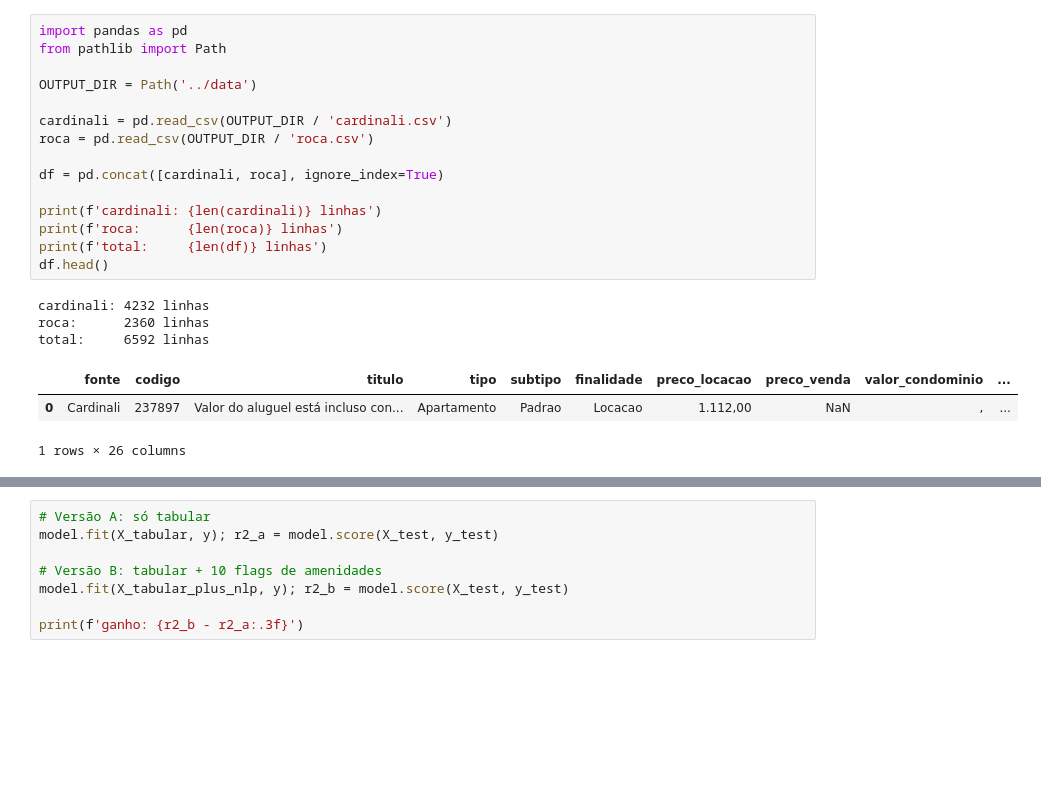
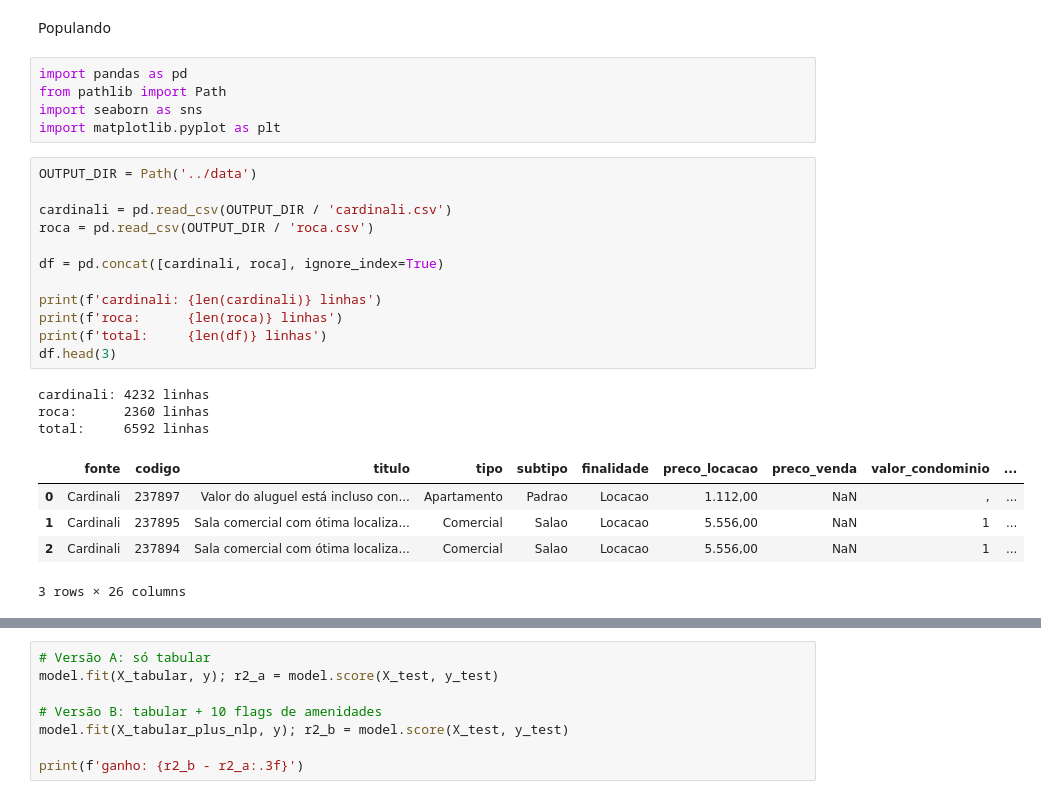
Before and after one commit to decker12w/am, a Jupyter notebook: pre_processing/notebook.ipynb, the cells around one changed output, grey strips where cells are left out. Saved outputs shown, nothing was run; the diff lists cells and outputs as text; blank space fills up the shorter version.

```diff
--- a/pre_processing/notebook.ipynb
+++ b/pre_processing/notebook.ipynb
@@ -1,22 +1,28 @@
+# %% [markdown]
+Populando
+# %%
+import pandas as pd
+from pathlib import Path
+import seaborn as sns
+import matplotlib.pyplot as plt
 # %%
-import pandas as pd
-from pathlib import Path
-
 OUTPUT_DIR = Path('../data')
 
 cardinali = pd.read_csv(OUTPUT_DIR / 'cardinali.csv')
 roca = pd.read_csv(OUTPUT_DIR / 'roca.csv')
 
 df = pd.concat([cardinali, roca], ignore_index=True)
 
 print(f'cardinali: {len(cardinali)} linhas')
 print(f'roca:      {len(roca)} linhas')
 print(f'total:     {len(df)} linhas')
-df.head()
+df.head(3)
 # %% [output]
 cardinali: 4232 linhas
 roca:      2360 linhas
 total:     6592 linhas
 |  | fonte | codigo | titulo | tipo | subtipo | finalidade | preco_locacao | preco_venda | valor_condominio | ... |
 | 0 | Cardinali | 237897 | Valor do aluguel está incluso con... | Apartamento | Padrao | Locacao | 1.112,00 | NaN | , | ... |
+| 1 | Cardinali | 237895 | Sala comercial com ótima localiza... | Comercial | Salao | Locacao | 5.556,00 | NaN | 1 | ... |
+| 2 | Cardinali | 237894 | Sala comercial com ótima localiza... | Comercial | Salao | Locacao | 5.556,00 | NaN | 1 | ... |
-1 rows × 26 columns
+3 rows × 26 columns
```
Also changed, not shown: parts of 7 cells of this notebook, 10 other files.
